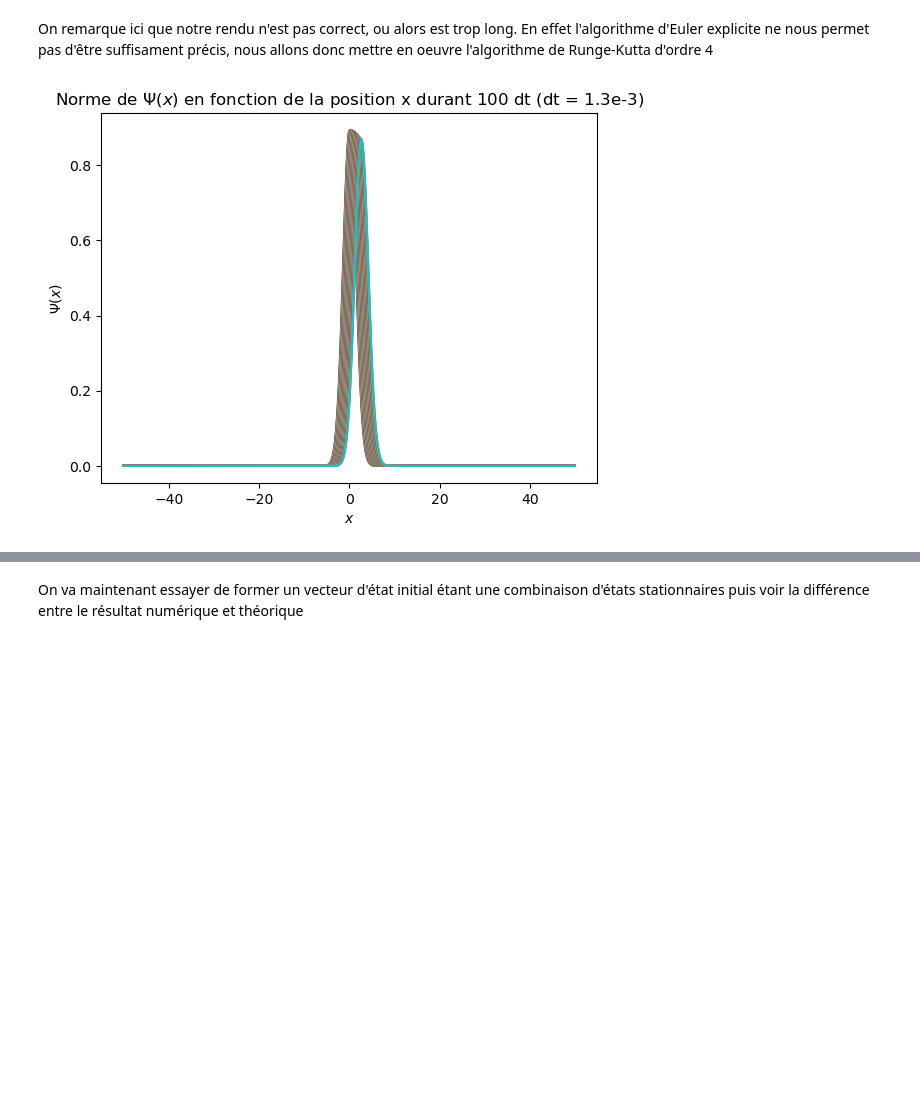
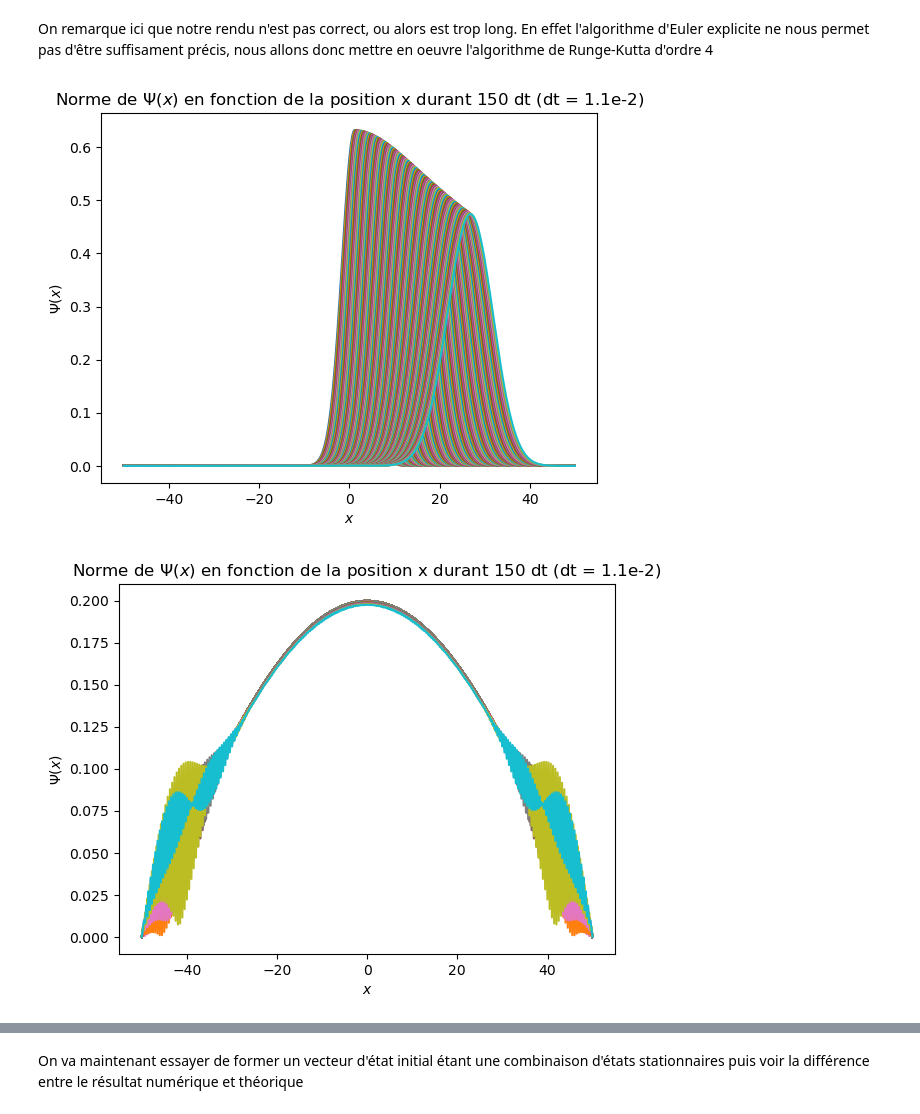
Before and after one commit to lucasboistay/shrodinger_simulation, a Jupyter notebook: evo_temp.ipynb, the cells around one changed output, grey strips where cells are left out. Drawn from its saved outputs; the diff is of its cells as text; code cells hidden in the pictures; blank space fills up the shorter version.

```diff
--- a/evo_temp.ipynb
+++ b/evo_temp.ipynb
@@ -19,7 +19,7 @@ N = 400
 L = 50
 dx = L/N
 
-M = 4000
+M = 448
 T = 5
 dt = T/M
 dt_approx = np.format_float_scientific(dt, precision = 1, exp_digits=1)
@@ -182,7 +182,3 @@ def get_psi_gauss(x0,sigma,k):
         psi[i] *= np.exp(1j*k*x[i])
     psi = normalize(psi,dx)
     return psi
-
-psi0 = get_psi_gauss(1,5,2)
-plt.plot(x,np.abs(psi0))
-plt.show()
@@ -211,9 +205,11 @@ def rk4(psi,potentiel):
     new_psi = new_psi.astype(np.complex64)
     return normalize(new_psi,dx)
 # %%
-get_graph(get_psi_gauss(0,1,3),V_nul,rk4,"rk4_gaussienne",100)
+get_graph(get_psi_gauss(1,0.5,2),V_nul,rk4,"rk4_gaussienne",150)
+get_graph(psi0,V_nul,rk4,"rk4_etat_statio0",150)
 # %% [output]
-[figure, old version]
+[figure, new version]
+[figure, added]
 # %%
 # ------------ ANIMATION -------------- #
 def get_anim_diff_between_methods(psi_init_1,psi_init_2,potentiel,xmax,final_time,step,name,print_pot):
```
Also changed, not shown: parts of 12 cells of this notebook.
